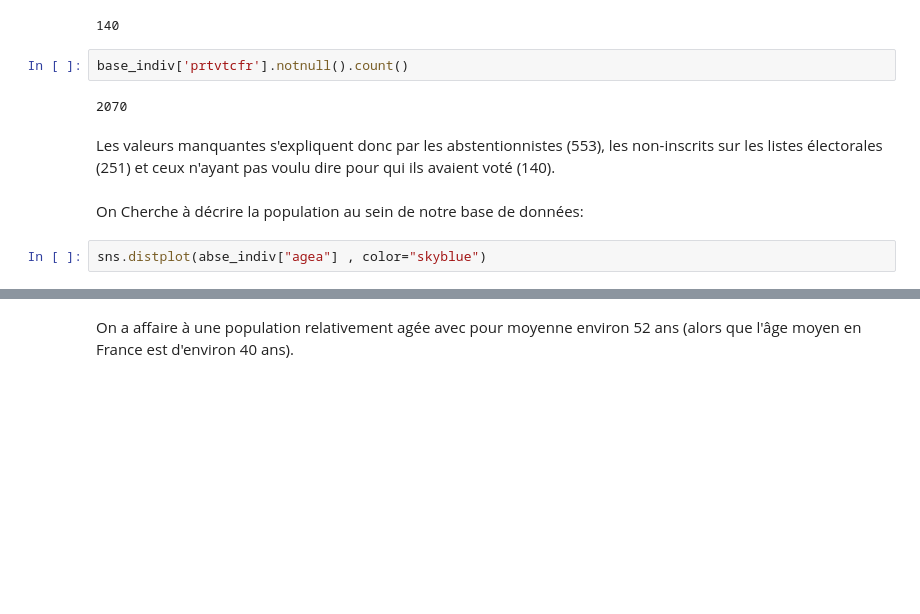
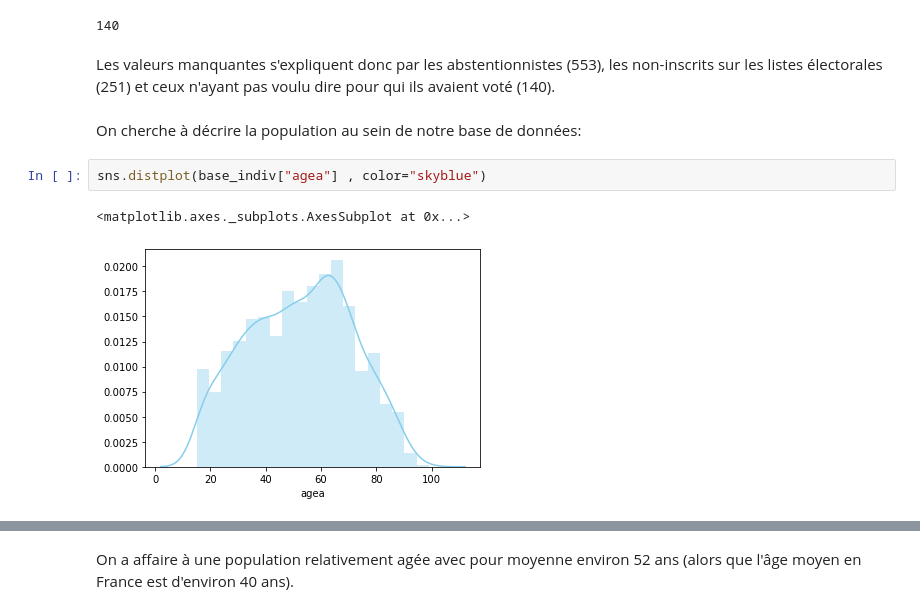
Before and after one commit to mchabaud/collab1, a Jupyter notebook: Rendu final.ipynb, the cells around one changed output, grey strips where cells are left out. Cells and saved outputs as stored; diff of their text form; blank space fills up the shorter version.

```diff
--- a/Rendu final.ipynb
+++ b/Rendu final.ipynb
@@ -82,15 +82,14 @@ Name: vote, dtype: int64
 base_indiv['vote'][base_indiv['vote']==1].count() - base_indiv[base_indiv['prtvtcfr'].notnull()]['prtvtcfr'].count()
 # %% [output]
 140
-# %%
-base_indiv['prtvtcfr'].notnull().count()
-# %% [output]
-2070
 # %% [markdown]
 Les valeurs manquantes s'expliquent donc par les abstentionnistes (553), les non-inscrits sur les listes électorales (251) et ceux n'ayant pas voulu dire pour qui ils avaient voté (140).
 # %% [markdown]
-On Cherche à décrire la population au sein de notre base de données:
+On cherche à décrire la population au sein de notre base de données:
 # %%
-sns.distplot(abse_indiv["agea"] , color="skyblue")
+sns.distplot(base_indiv["agea"] , color="skyblue")
+# %% [output]
+<matplotlib.axes._subplots.AxesSubplot at 0x...>
+[figure, added]
 # %%
 base_indiv["agea"].describe()
```
Also changed, not shown: parts of 110 cells of this notebook.
